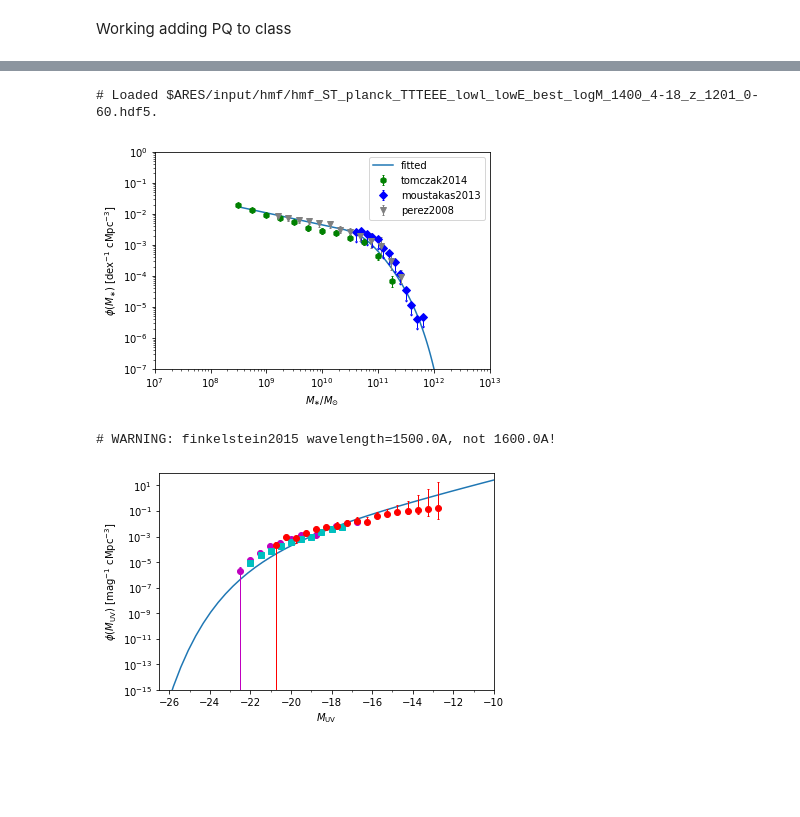
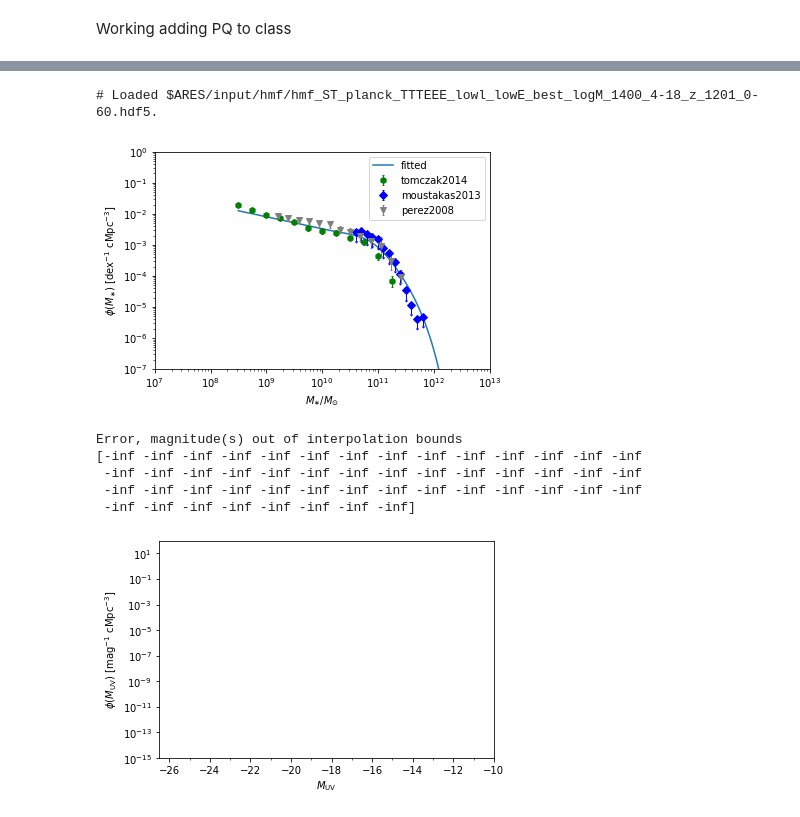
Before and after one commit to eklem1/GalaxySim, a Jupyter notebook: HMFtoSMF_nonLinear.ipynb, the cells around one changed output, grey strips where cells are left out. Cells and saved outputs as stored; diff of their text form; code cells hidden in the pictures; blank space fills up the shorter version.

```diff
--- a/HMFtoSMF_nonLinear.ipynb
+++ b/HMFtoSMF_nonLinear.ipynb
@@ -369,28 +372,33 @@ pars2 = \
  'pq_func_par2': 0.5,
 }
 
-pars_ch = {
-    #beta
-    'pq_func_par0[0]': 1,#beta_0,
-#     'pq_func_par2[0]': -1.0,#beta_1,
+# pars_ch = {
+#     #beta
+#     'pq_func_par0[0]': 1,#beta_0,
+# #     'pq_func_par2[0]': -1.0,#beta_1,
 
-#     #norm
-#     'pq_func_par0[1]': 0.001,#N_0, #can't be =< 0
-#     'pq_func_par2[1]': -1#nu,
+# #     #norm
+# #     'pq_func_par0[1]': 0.001,#N_0, #can't be =< 0
+# #     'pq_func_par2[1]': -1#nu,
 
-#     #gamma
-#     'pq_func_par0[2]': .7, #gamma_0, not greater than 0.89
-#     'pq_func_par2[2]': -0.01,#gamma_1,
+# #     #gamma
+# #     'pq_func_par0[2]': .7, #gamma_0, not greater than 0.89
+# #     'pq_func_par2[2]': -0.01,#gamma_1,
 
-#     #peak mass
-    'pq_func_par0[3]': 11.7,#logM_0, not lower than 11.4
-#     'pq_func_par2[3]': 1 #mu,
+# #     #peak mass
+#     'pq_func_par0[3]': 11.7,#logM_0, not lower than 11.4
+# #     'pq_func_par2[3]': 1 #mu,
 
-}
+# }
+
+# pars_ch = {'pq_func_par0[0]': 1.8097788031104374, 'pq_func_par2[0]': 0.6291093935796209, 'pq_func_par0[1]': 0.020318173556642123, 'pq_func_par2[1]': -0.565641086123049, 'pq_func_par0[2]': 0.5485471911894286, 'pq_func_par2[2]': -0.6511487189833345, 'pq_func_par0[3]': 12.329065450999062, 'pq_func_par2[3]': 0.3862910211089284}
+
+# [ 0.93968621 -0.34466412  0.0612022  -0.70409837  0.41962862 -0.04461245
+#  11.97257588  0.01829784]
 
 pars = ares.util.ParameterBundle("emma:model1")
 
-pars.update(pars_ch)
+# pars.update(pars_ch)
 # print(pars)
 # %%
 pop = ares.populations.GalaxyPopulation(**pars)
@@ -407,20 +415,26 @@ pl.legend()
 pl.show()
 # %% [output]
 # Loaded $ARES/input/hmf/hmf_ST_planck_TTTEEE_lowl_lowE_best_logM_1400_4-18_z_1201_0-60.hdf5.
-[figure, old version]
+[figure, new version]
 # %%
-z = 6
+z = 1
 
-MUV = np.linspace(-28, -10, num=50)
+MUV = np.linspace(-48, -10, num=50)
 ls = pop.LuminosityFunction(z, MUV)
+
+# print(ls)
 
 obslf = ares.analysis.GalaxyPopulation()
 obslf.Plot(z=z, round_z=0.2)
 
 pl.semilogy(MUV, ls, label='fitted')
 
 pl.ylim(1e-15, 1e2)
 pl.show()
 # %% [output]
-# WARNING: finkelstein2015 wavelength=1500.0A, not 1600.0A!
+Error, magnitude(s) out of interpolation bounds
+[-inf -inf -inf -inf -inf -inf -inf -inf -inf -inf -inf -inf -inf -inf
+ -inf -inf -inf -inf -inf -inf -inf -inf -inf -inf -inf -inf -inf -inf
+ -inf -inf -inf -inf -inf -inf -inf -inf -inf -inf -inf -inf -inf -inf
+ -inf -inf -inf -inf -inf -inf -inf -inf]
-[figure, old version]
+[figure, new version]
```
Also changed, not shown: parts of 2 cells of this notebook, 2 other files.
